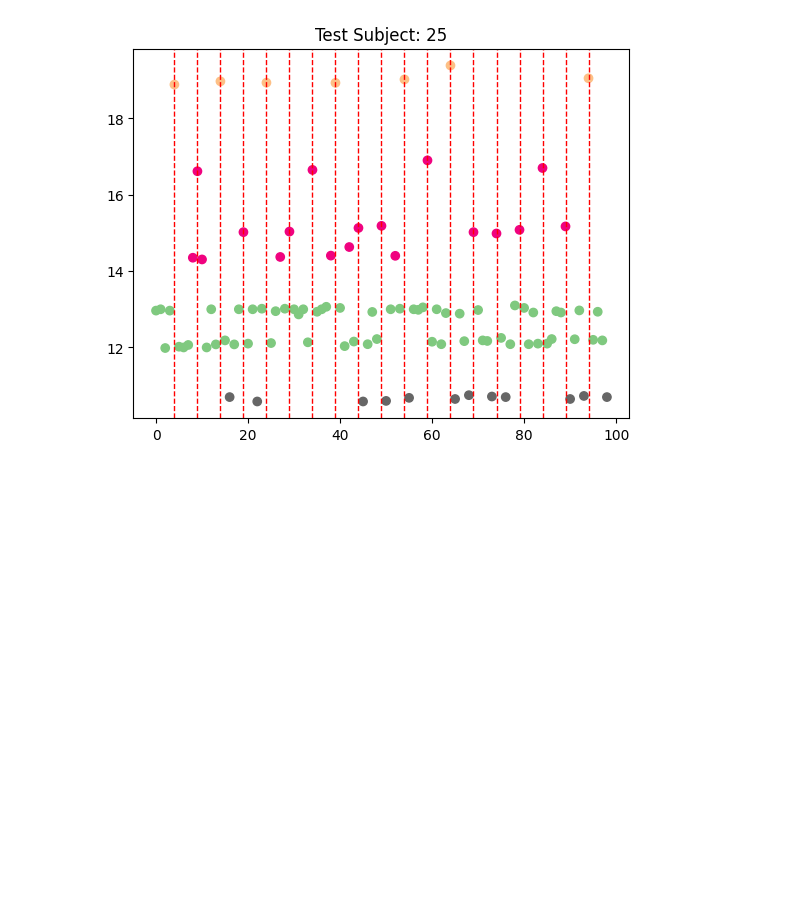
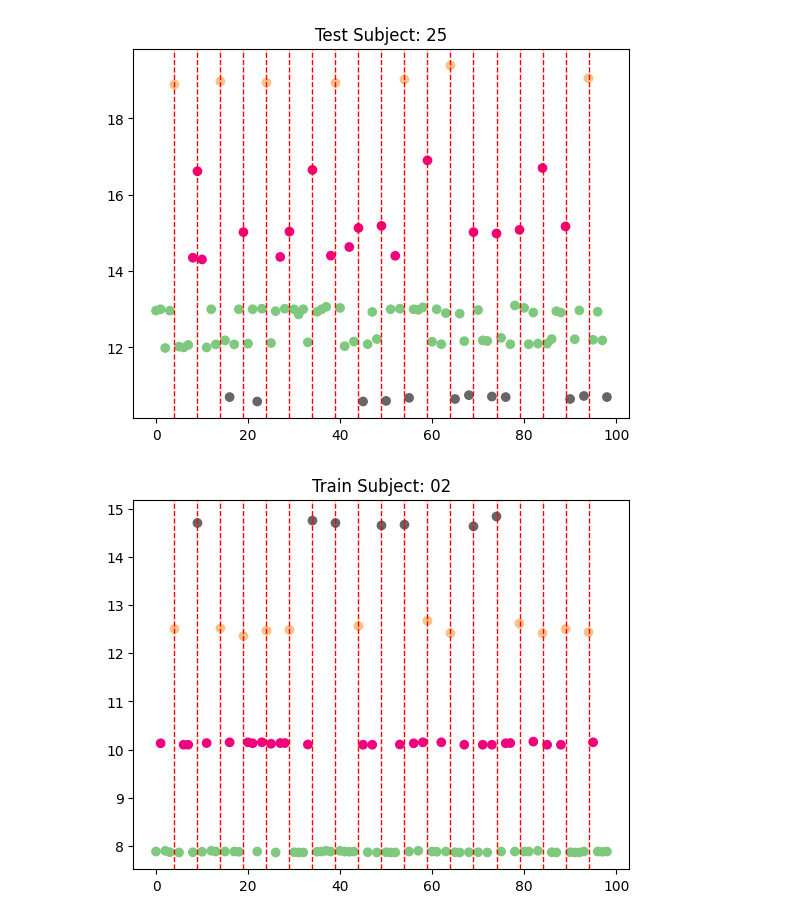
Before and after one commit to nspyrop03/bci-challenge-ner15, a Jupyter notebook: template_test.ipynb, the cells around one changed output. Drawn from its saved outputs; the diff is of its cells as text; code cells hidden in the pictures; blank space fills up the shorter version.

```diff
--- a/template_test.ipynb
+++ b/template_test.ipynb
@@ -344,3 +344,23 @@ for subject in utils.test_subjects:
 [figure]
 [figure]
 [figure]
+# %%
+subject = utils.train_subjects[0]
+raw_data = pd.read_csv(f"data/train/Data_S{subject}_Sess05.csv")
+feedback_times = raw_data[raw_data['FeedBackEvent'] == 1]['Time']
+feedback_indices = feedback_times.index
+time_diffs = []
+time_bounds = []
+for i in range(1, len(feedback_indices)):
+    diff = feedback_times.iloc[i] - feedback_times.iloc[i-1]
+    time_diffs.append(diff)
+    if i%5 == 0: time_bounds.append(i-1)
+plt.figure()
+for x_line in time_bounds:
+    plt.axvline(x=x_line, color='r', linestyle='--', linewidth=1)
+labels = cluster_time_diff(np.array(time_diffs))
+plt.scatter(range(len(time_diffs)), time_diffs, c=labels, cmap='Accent')
+plt.title(f"Train Subject: {subject}")
+plt.show()
+# %% [output]
+[figure, added]
```
Also changed, not shown: parts of 3 cells of this notebook, 2 other files.
